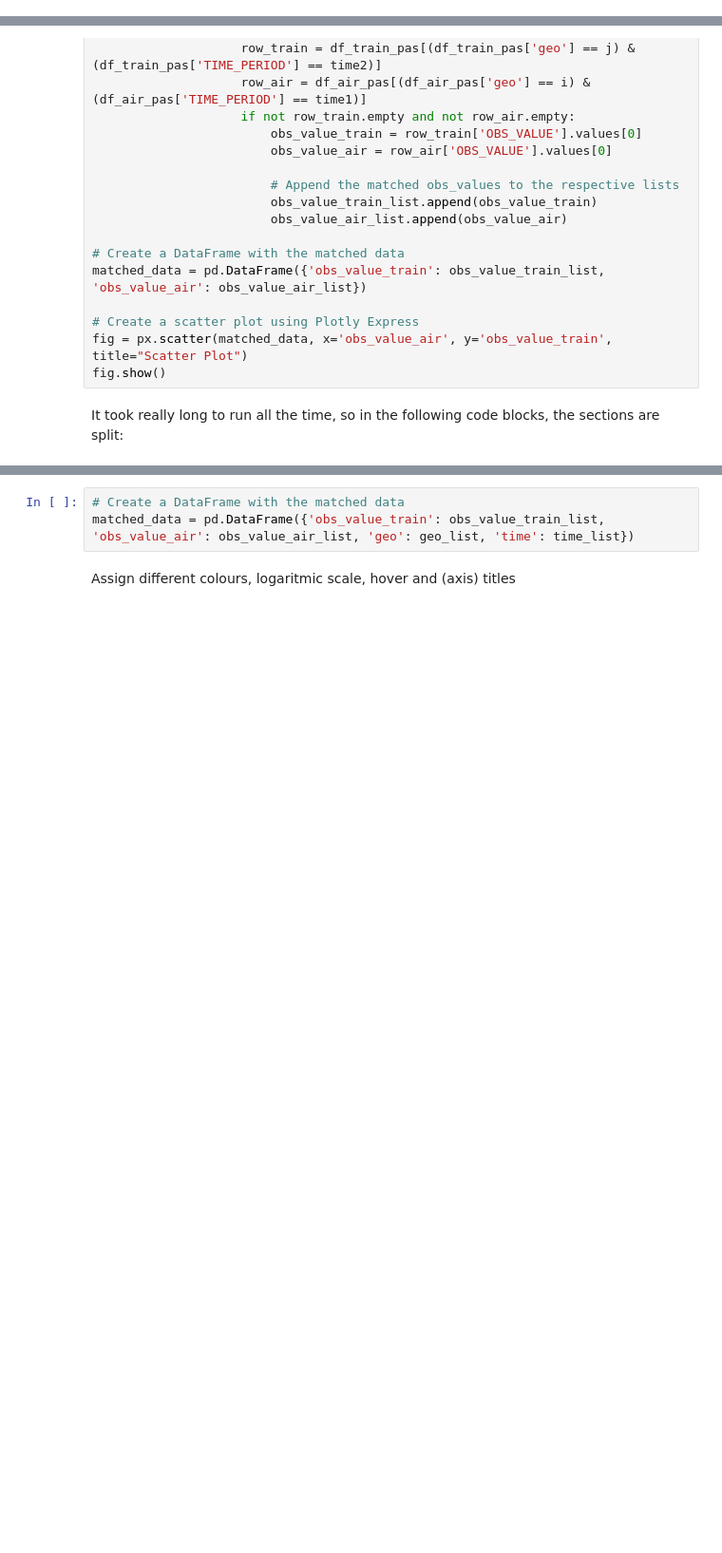
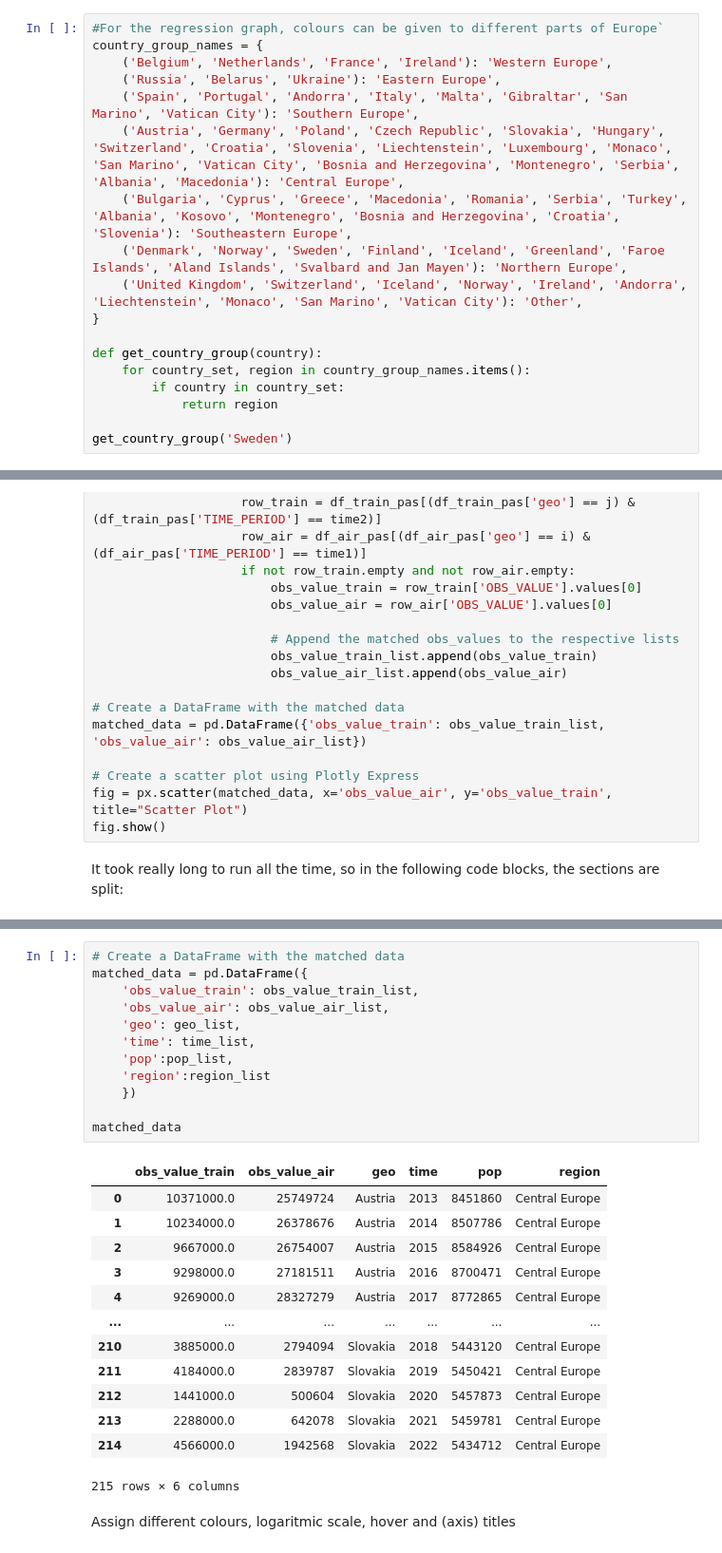
Before and after one commit to carolinemariew/Python-group-3, a Jupyter notebook: project_main.ipynb, the cells around one changed output, grey strips where cells are left out. Shown at 95% size. Drawn from its saved outputs; the diff is of its cells as text; blank space fills up the shorter version.

Commit message:
Country groups

```diff
--- a/project_main.ipynb
+++ b/project_main.ipynb
@@ -98,0 +100,18 @@ import plotly.express as px
+# %%
+#For the regression graph, colours can be given to different parts of Europe`
+country_group_names = {
+    ('Belgium', 'Netherlands', 'France', 'Ireland'): 'Western Europe',
+    ('Russia', 'Belarus', 'Ukraine'): 'Eastern Europe',
+    ('Spain', 'Portugal', 'Andorra', 'Italy', 'Malta', 'Gibraltar', 'San Marino', 'Vatican City'): 'Southern Europe',
+    ('Austria', 'Germany', 'Poland', 'Czech Republic', 'Slovakia', 'Hungary', 'Switzerland', 'Croatia', 'Slovenia', 'Liechtenstein', 'Luxembourg', 'Monaco', 'San Marino', 'Vatican City', 'Bosnia and Herzegovina', 'Montenegro', 'Serbia', 'Albania', 'Macedonia'): 'Central Europe',
+    ('Bulgaria', 'Cyprus', 'Greece', 'Macedonia', 'Romania', 'Serbia', 'Turkey', 'Albania', 'Kosovo', 'Montenegro', 'Bosnia and Herzegovina', 'Croatia', 'Slovenia'): 'Southeastern Europe',
+    ('Denmark', 'Norway', 'Sweden', 'Finland', 'Iceland', 'Greenland', 'Faroe Islands', 'Aland Islands', 'Svalbard and Jan Mayen'): 'Northern Europe',
+    ('United Kingdom', 'Switzerland', 'Iceland', 'Norway', 'Ireland', 'Andorra', 'Liechtenstein', 'Monaco', 'San Marino', 'Vatican City'): 'Other',
+}
+
+def get_country_group(country):
+    for country_set, region in country_group_names.items():
+        if country in country_set:
+            return region
+
+get_country_group('Sweden')
@@ -366,6 +409,29 @@ for i in df_air_pas['geo']:
 # %%
 # Create a DataFrame with the matched data
-matched_data = pd.DataFrame({'obs_value_train': obs_value_train_list, 'obs_value_air': obs_value_air_list, 'geo': geo_list, 'time': time_list})
+matched_data = pd.DataFrame({
+    'obs_value_train': obs_value_train_list,
+    'obs_value_air': obs_value_air_list,
+    'geo': geo_list,
+    'time': time_list,
+    'pop':pop_list,
+    'region':region_list
+    })
+
+matched_data
+# %% [output]
+|  | obs_value_train | obs_value_air | geo | time | pop | region |
+| 0 | 10371000.0 | 25749724 | Austria | 2013 | 8451860 | Central Europe |
+| 1 | 10234000.0 | 26378676 | Austria | 2014 | 8507786 | Central Europe |
+| 2 | 9667000.0 | 26754007 | Austria | 2015 | 8584926 | Central Europe |
+| 3 | 9298000.0 | 27181511 | Austria | 2016 | 8700471 | Central Europe |
+| 4 | 9269000.0 | 28327279 | Austria | 2017 | 8772865 | Central Europe |
+| ... | ... | ... | ... | ... | ... | ... |
+| 210 | 3885000.0 | 2794094 | Slovakia | 2018 | 5443120 | Central Europe |
+| 211 | 4184000.0 | 2839787 | Slovakia | 2019 | 5450421 | Central Europe |
+| 212 | 1441000.0 | 500604 | Slovakia | 2020 | 5457873 | Central Europe |
+| 213 | 2288000.0 | 642078 | Slovakia | 2021 | 5459781 | Central Europe |
+| 214 | 4566000.0 | 1942568 | Slovakia | 2022 | 5434712 | Central Europe |
+215 rows × 6 columns
 # %% [markdown]
 Assign different colours, logaritmic scale, hover and (axis) titles
 # %%
```
Also changed, not shown: parts of 7 cells of this notebook.
